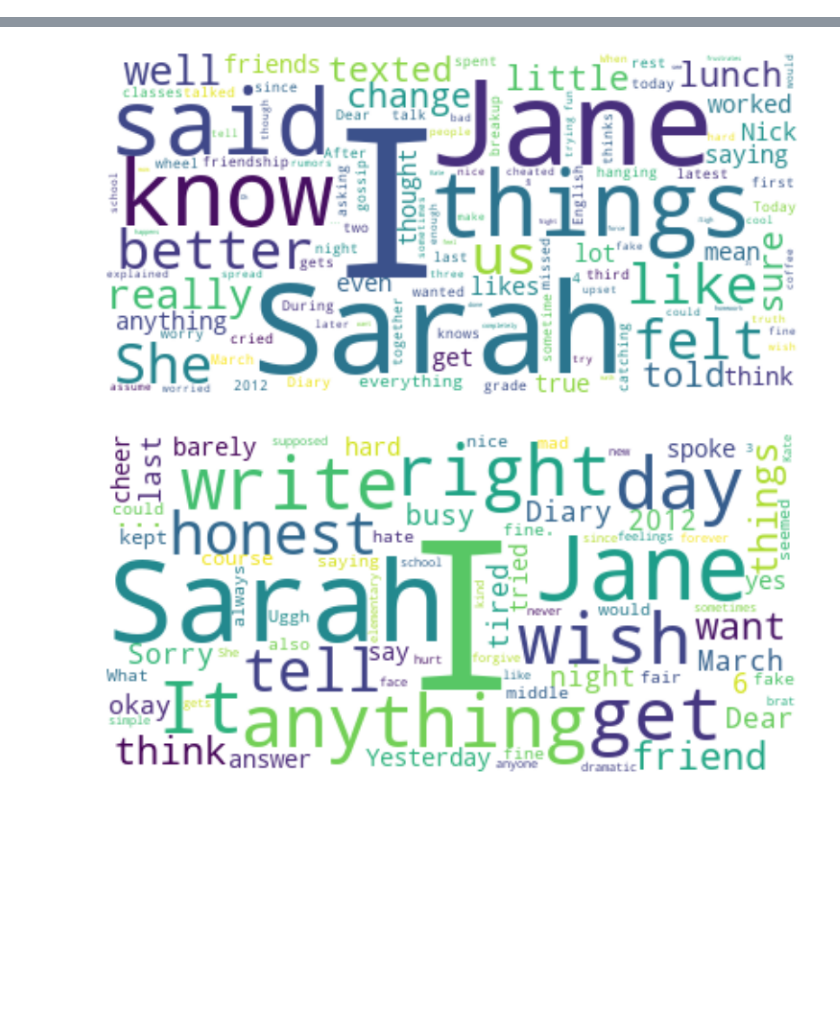
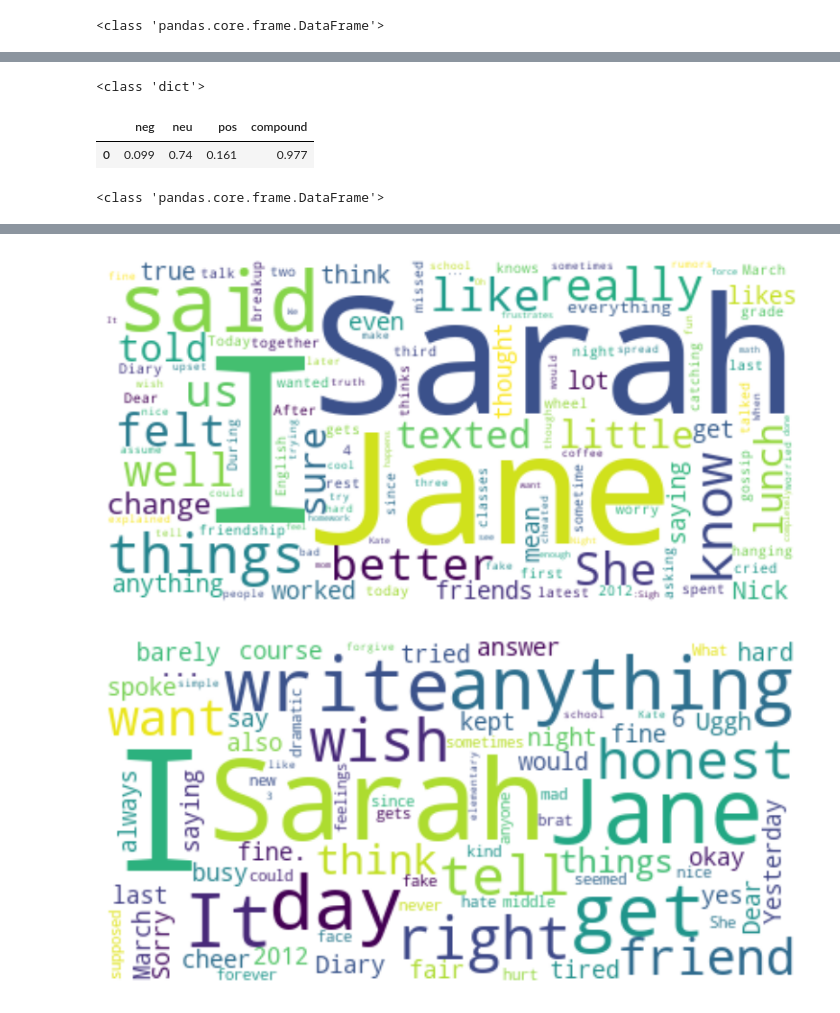
Before and after one commit to m-nsk/Melancholy, a Jupyter notebook: test.ipynb, the cells around one changed output, grey strips where cells are left out. Saved outputs shown, nothing was run; the diff lists cells and outputs as text; code cells hidden in the pictures; blank space fills up the shorter version.

```diff
--- a/test.ipynb
+++ b/test.ipynb
@@ -61,12 +61,22 @@ def word_cloud_clean(entry: str) -> str:
     return entry
 
 
+def sentiment_polarity(entry: str) -> float:
+    analyzer = SentimentIntensityAnalyzer()
+    sentiment = analyzer.polarity_scores(entry)
+    sentiment = pd.json_normalize(sentiment)
+    display(sentiment)
+    print(type(sentiment))
+    return sentiment
+
+
 def emotion_polarity(entry: str) -> float:
     """Polarity determine."""
     classifier = pipeline("text-classification", model = "bhadresh-savani/distilbert-base-uncased-emotion")
     # classifier = pipeline("sentiment-analysis")
     predict = classifier(entry)
     print(predict)
+    return predict
 
 
 class MelanJournal():
@@ -80,7 +90,7 @@ class MelanJournal():
         if self.new_user == True:
             self.settings()
             self.new_user = False
-            self.data = pd.DataFrame(columns = ["Date", "Text"])
+            self.data = pd.DataFrame(columns = ["Date", "Text", "Word Cloud Text", "Sentiment", "Word Cloud Frequency", "Word Count"])
 
 
     def settings(self) -> None:
@@ -90,16 +100,28 @@ class MelanJournal():
         self.reminder_time = datetime.time(*map(int, reminder_time.split(':')))
 
 
-    def turn_into_data_frame(self, data = dict[datetime.datetime, str]) -> None:
+    def turn_into_data_frame(self, data: dict[str, str]) -> None:
         """Convert into a dataframe."""
-        self.data = pd.concat([pd.DataFrame(data), self.data], sort = False)
-        # generate the stemmed version of all entries.
-        self.data["Word Cloud Text"] = self.data["Text"].apply(word_cloud_clean)
-        self.data["Emotions"] = self.data["Text"].apply(emotion_polarity)
-        self.data["Word Cloud Frequency"] = self.data["Word Cloud Text"].apply(word_frequencies)
-        self.data["Word Count"] = self.data["Word Cloud Text"].apply(lambda x: len(x))
+        print(type(data))
+        word_cloud_text = word_cloud_clean(data["Text"])
+        sentiment = sentiment_polarity(data["Text"])
+        word_cloud_frequency = word_frequencies(word_cloud_text)
+        word_count = len(word_cloud_text)
+        data["Word Cloud Text"] = word_cloud_text
+        data["Sentiment"] = sentiment
+        data["Word Cloud Frequency"] = word_cloud_frequency
+        data["Word Count"] = word_count
 
-        display(self.data.head(1))
+        self.data = pd.concat([pd.DataFrame([data]), self.data], sort = False)
+        # # Calculate all variables.
+        # self.data["Word Cloud Text"] = self.data["Text"].apply(word_cloud_clean)
+        # # self.data["Emotions"] = self.data["Text"].apply(emotion_polarity)
+        # self.data["Sentiment"] = self.data["Text"].apply(sentiment_polarity)
+        # print(type(self.data["Sentiment"][0]))
+        # self.data["Word Cloud Frequency"] = self.data["Word Cloud Text"].apply(word_frequencies)
+        # self.data["Word Count"] = self.data["Word Cloud Text"].apply(lambda x: len(x))
+
+        display(self.data)
 
 
     def wordcloud(self) -> None:
@@ -113,14 +135,23 @@ class MelanJournal():
             plt.show()
 
 
-    def sentiment_by_time(self) -> pd.DataFrame:
+    def plotmy_stuffies(self) -> None:
+        """Deprecated"""
+        sentiments = self.data["Sentiment"]
+        print(type(sentiments))
+
+
+    def sentiment_by_time(self) -> None:
         """Make a new column where a new column is added to the dataframe."""
+        sentiments = self.data["Sentiment"]
+        print(type(sentiments))
+
 
 
 def main() -> None:
     journal = MelanJournal()
-    journal.turn_into_data_frame([fetch("sample_3.txt")])
-    journal.turn_into_data_frame([fetch("sample_2.txt")])
+    journal.turn_into_data_frame(fetch("sample_3.txt"))
+    journal.turn_into_data_frame(fetch("sample_2.txt"))
     journal.wordcloud()
     pass
 
@@ -134,0 +167 @@ main()
+<class 'pandas.core.frame.DataFrame'>
@@ -136,0 +170,4 @@ main()
+<class 'dict'>
+|  | neg | neu | pos | compound |
+| 0 | 0.099 | 0.74 | 0.161 | 0.977 |
+<class 'pandas.core.frame.DataFrame'>
@@ -137,2 +177,2 @@ main()
-[figure, old version]
+[figure, new version]
-[figure, old version]
+[figure, new version]
```
Also changed, not shown: parts of 1 cell of this notebook, 1 other file.
